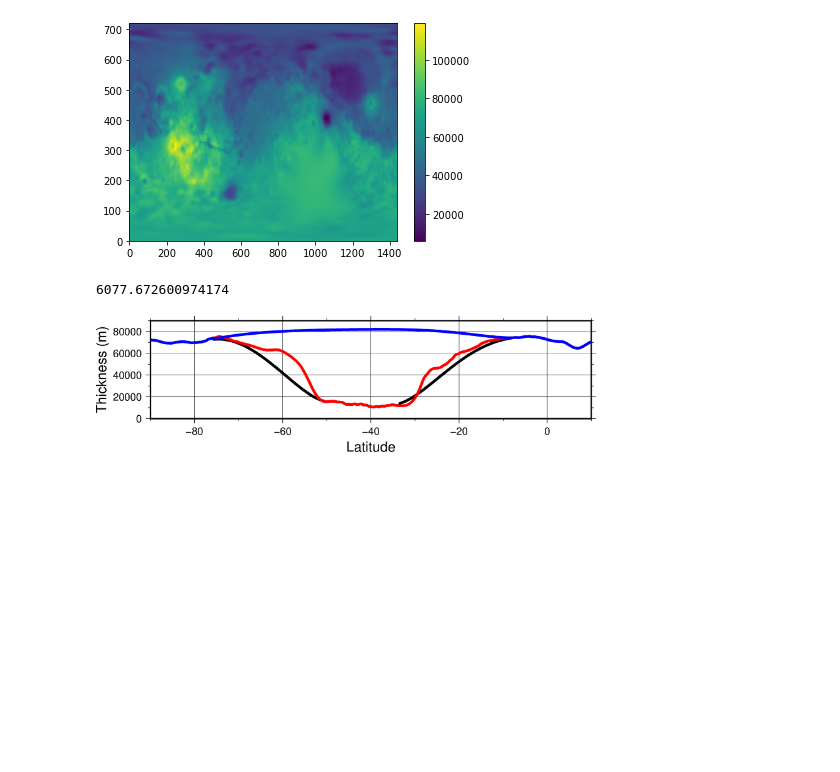
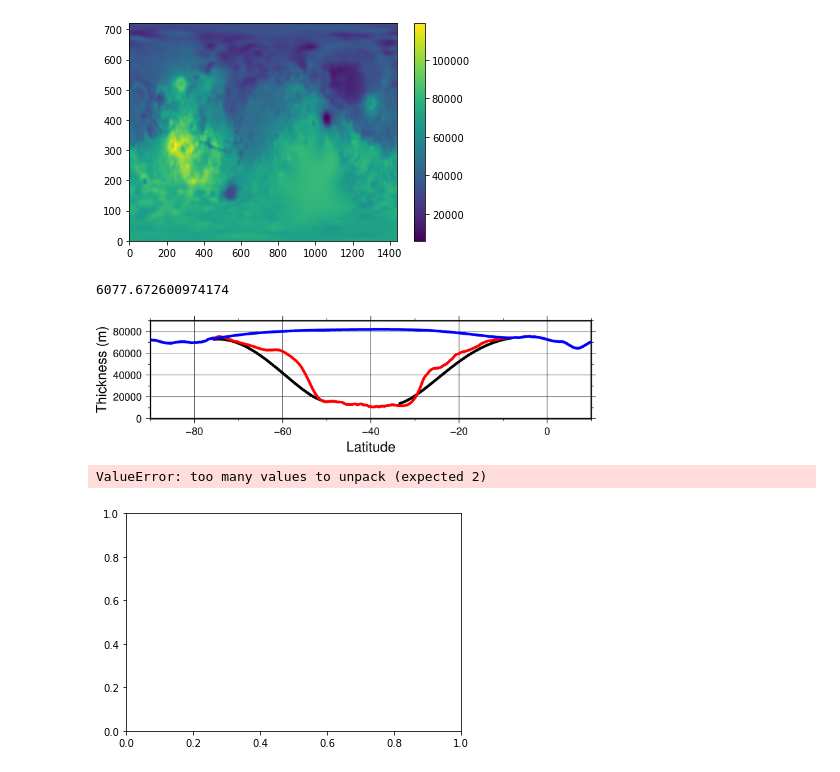
Before and after one commit to siwill22/mars, a Jupyter notebook: CraterCosineFunction.ipynb, the cells around one changed output. Cells and saved outputs as stored; diff of their text form; code cells hidden in the pictures; blank space fills up the shorter version.

```diff
--- a/CraterCosineFunction.ipynb
+++ b/CraterCosineFunction.ipynb
@@ -205,3 +324,10 @@ fig.plot(lats[0:400,profile_longitude_index], sus_fill[0:400,profile_longitude_i
 fig.show()
 # %% [output]
 [figure]
+# %%
+data = np.loadtxt('grids/mincurv/W19_l90_hellas_removed_mincurv.xyz')
+# %%
+plt.pcolormesh(data[:,2].reshape(720,1440))
+# %% [output]
+ValueError: too many values to unpack (expected 2)
+[figure, added]
```
Also changed, not shown: parts of 1 cell of this notebook.
